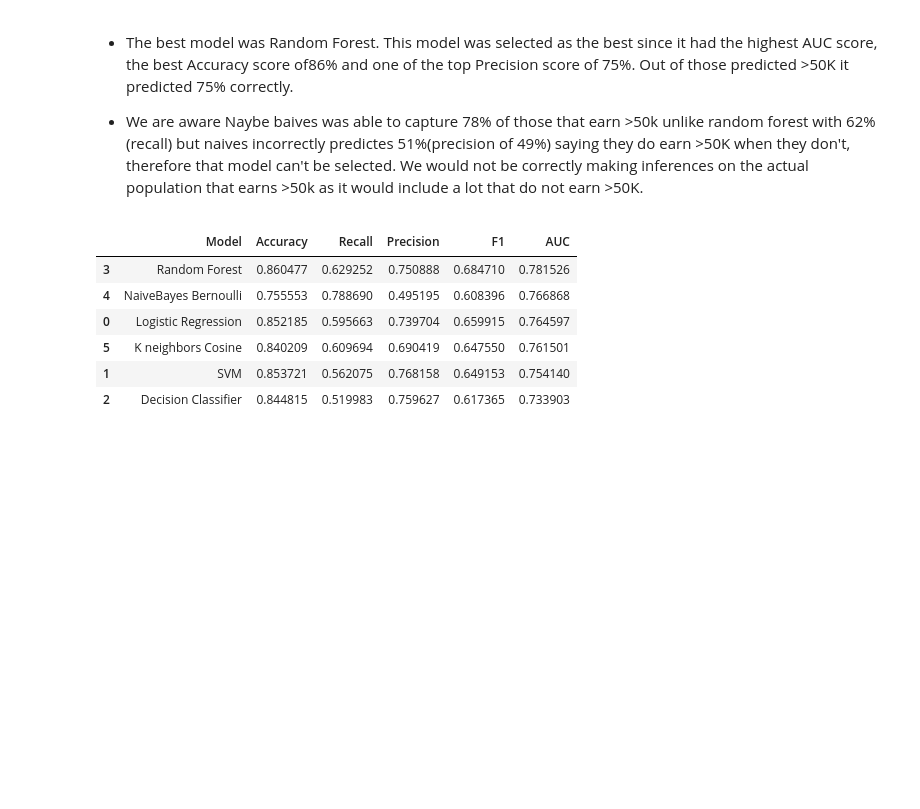
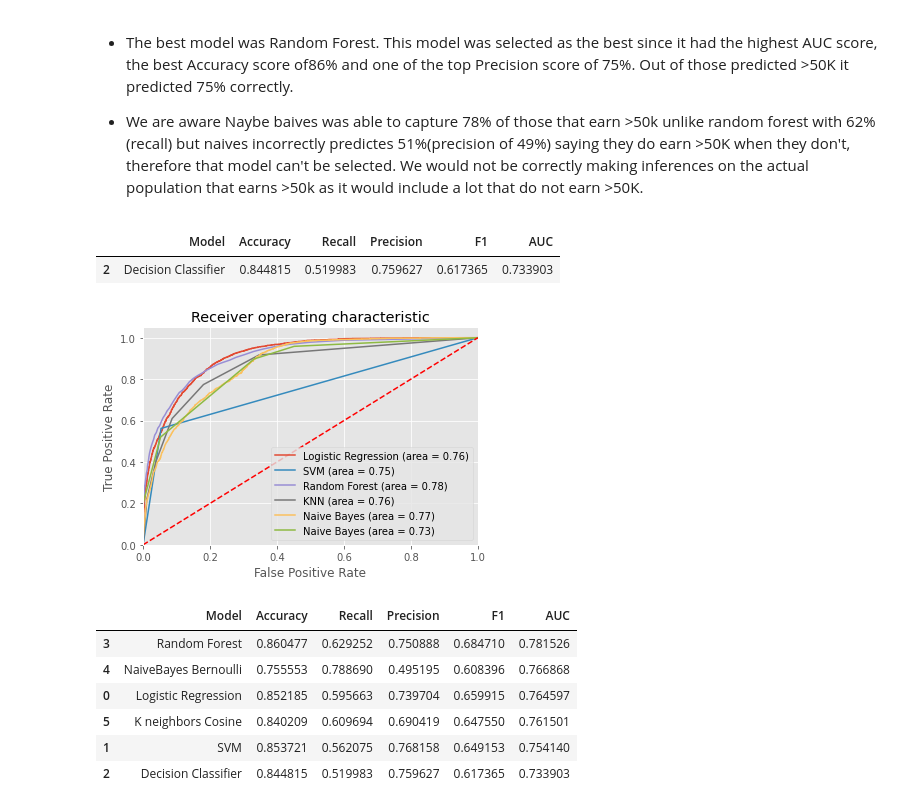
Before and after one commit to lauraah10/MachineLearning_Projects, a Jupyter notebook: KB_DN_LA_Lab2_DS7331.ipynb, the cells around one changed output. Saved outputs shown, nothing was run; the diff lists cells and outputs as text; code cells hidden in the pictures; blank space fills up the shorter version.

```diff
--- a/KB_DN_LA_Lab2_DS7331.ipynb
+++ b/KB_DN_LA_Lab2_DS7331.ipynb
@@ -388,21 +388,3 @@ weights.plot(kind='bar')
 plt.show()
 # %% [output]
 [figure]
-# %%
-#AUC ROC curve
-from sklearn.metrics import roc_auc_score
-from sklearn.metrics import roc_curve
-
-logit_roc_auc = roc_auc_score(y_test, lr.predict(X_test_scaled))
-fpr, tpr, thresholds = roc_curve(y_test, lr.predict_proba(X_test_scaled)[:,1])
-plt.figure()
-plt.plot(fpr, tpr, label='Logistic Regression (area = %0.2f)' % logit_roc_auc)
-plt.plot([0, 1], [0, 1],'r--')
-plt.xlim([0.0, 1.0])
-plt.ylim([0.0, 1.05])
-plt.xlabel('False Positive Rate')
-plt.ylabel('True Positive Rate')
-plt.title('Receiver operating characteristic')
-plt.legend(loc="lower right")
-plt.savefig('Log_ROC')
-plt.show()
@@ -420,7 +400,7 @@ from sklearn.svm import SVC
 
 # train the model just as before
 svm_clf = SVC(C=0.5, kernel='rbf', degree=3, gamma='auto') # get object
-svm_clf.fit(X_train_scaled, y_train)  # train object
+svm_clf=svm_clf.fit(X_train_scaled, y_train)  # train object
 
 y_hat = svm_clf.predict(X_test_scaled) # get test set predictions
 
@@ -702,6 +632,43 @@ results_1 = pd.DataFrame(model_results , columns=['Model','Accuracy','Recall','P
 Out of those predicted >50K it predicted 75% correctly.
 
 + We are aware Naybe baives was able to capture 78% of those that earn >50k unlike random forest with 62% (recall) but naives incorrectly predictes 51%(precision of 49%) saying they do earn >50K when they don't, therefore that model can't be selected. We would not be correctly making inferences on the actual population that earns >50k as it would include a lot that do not earn >50K.
+# %%
+results_1[2:3]
+# %% [output]
+|  | Model | Accuracy | Recall | Precision | F1 | AUC |
+| 2 | Decision Classifier | 0.844815 | 0.519983 | 0.759627 | 0.617365 | 0.733903 |
+# %%
+#AUC ROC curve
+from sklearn.metrics import roc_auc_score
+from sklearn.metrics import roc_curve
+
+#logit_roc_auc = roc_auc_score(y_test, lr.predict(X_test_scaled))
+fpr, tpr, thresholds = roc_curve(y_test, lr.predict_proba(X_test_scaled)[:,1])
+fpr2, tpr2, thresholds2 = roc_curve(y_test, svm_clf.predict(X_test_scaled))
+fpr3, tpr3, thresholds3 = roc_curve(y_test, rfcl.predict_proba(X_test_scaled)[:,1])
+fpr4, tpr4, thresholds4 = roc_curve(y_test, clf.predict_proba(X_test_scaled)[:,1])
+fpr5, tpr5, thresholds5 = roc_curve(y_test, bern.predict_proba(X_test_scaled)[:,1])
+fpr6, tpr6, thresholds6 = roc_curve(y_test, dTreeR.predict_proba(X_test_scaled)[:,1])
+
+plt.figure()
+plt.plot(fpr, tpr, label='Logistic Regression (area = %0.2f)' % logit_roc_auc)
+plt.plot(fpr2, tpr2, label='SVM (area = %0.2f)' % results_1[1:2]["AUC"])
+plt.plot(fpr3, tpr3, label='Random Forest (area = %0.2f)' % results_1[3:4]["AUC"])
+plt.plot(fpr4, tpr4, label='KNN (area = %0.2f)' % results_1[5:6]["AUC"])
+plt.plot(fpr5, tpr5, label='Naive Bayes (area = %0.2f)' % results_1[4:5]["AUC"])
+plt.plot(fpr6, tpr6, label='Naive Bayes (area = %0.2f)' % results_1[2:3]["AUC"])
+
+plt.plot([0, 1], [0, 1],'r--')
+plt.xlim([0.0, 1.0])
+plt.ylim([0.0, 1.05])
+plt.xlabel('False Positive Rate')
+plt.ylabel('True Positive Rate')
+plt.title('Receiver operating characteristic')
+plt.legend(loc="lower right")
+plt.savefig('Log_ROC')
+plt.show()
+# %% [output]
+[figure, added]
 # %%
 results_1.sort_values("AUC",ascending=False)
 # %% [output]
```
Also changed, not shown: parts of 5 cells of this notebook.
